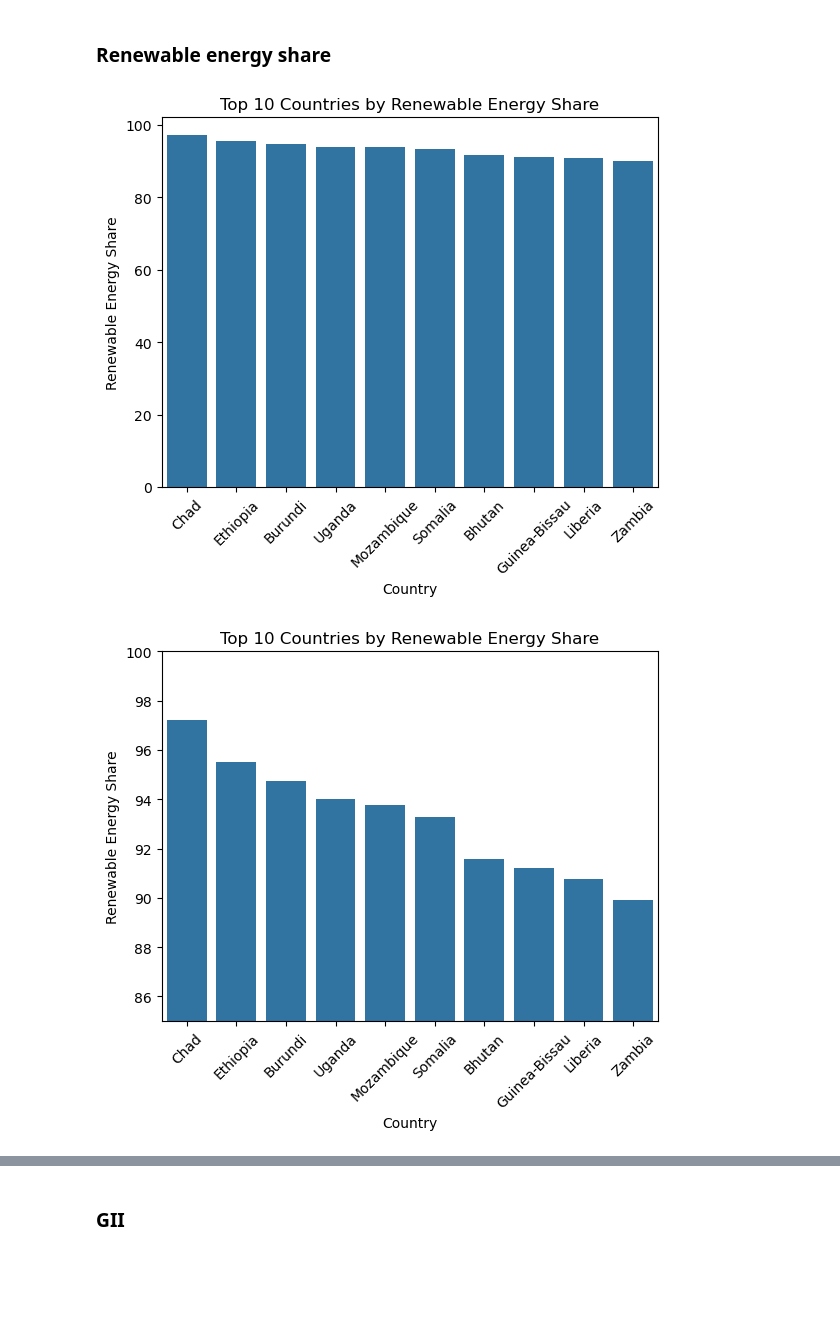
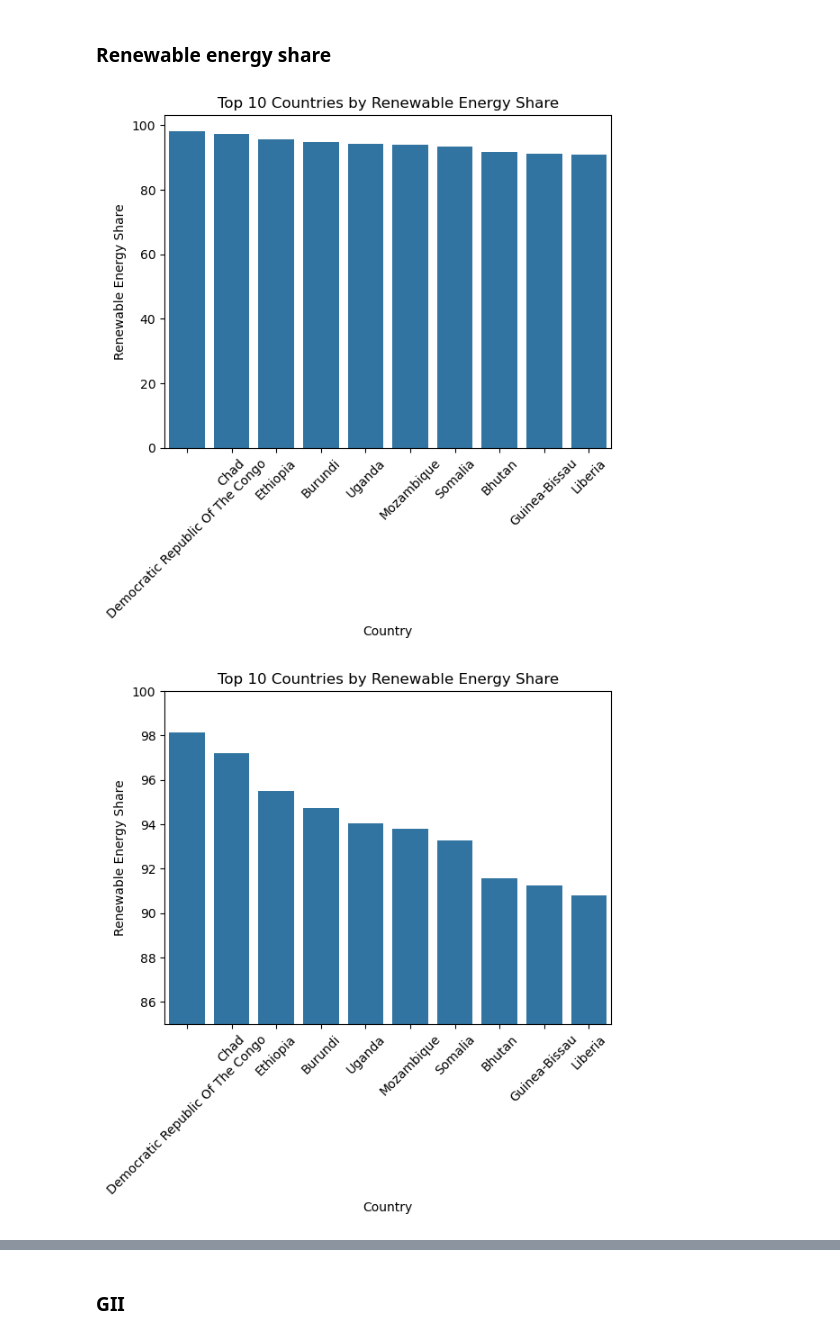
Before and after one commit to lukavicius/Gender-Equality-and-Sustainability, a Jupyter notebook: Project.ipynb, the cells around one changed output, grey strips where cells are left out. Cells and saved outputs as stored; diff of their text form; code cells hidden in the pictures; blank space fills up the shorter version.

Commit message:
created country iso

```diff
--- a/Project.ipynb
+++ b/Project.ipynb
@@ -432,13 +446,11 @@ Note: you may need to restart the kernel to use updated packages.
 # %% [markdown]
 Will make a continent variable in case that is interesting to us.
 # %%
-import pycountry_convert
-
-def get_continent(country_name):
+def get_continent(country_iso_name):
     try:
-        country = pycountry.countries.get(name=country_name)
+        country = pycountry.countries.get(name=country_iso_name)
         if country is None:
-            country = pycountry.countries.search_fuzzy(country_name)[0]
+            country = pycountry.countries.search_fuzzy(country_iso_name)[0]
         country_code = country.alpha_2
         continent_code = pycountry_convert.country_alpha2_to_continent_code(country_code)
         continent_name = pycountry_convert.convert_continent_code_to_continent_name(continent_code)
@@ -446,7 +458,7 @@ def get_continent(country_name):
     except Exception:
         return 'Unknown'
 
-merged['continent'] = merged['country'].apply(get_continent)
+merged['continent'] = merged['country_iso'].apply(get_continent)
 
-print(merged[['country', 'continent']].head())
+print(merged[['country_iso', 'continent']].head())
 # %% [output]
@@ -464,8 +481,7 @@ print(unknown_continent_countries)
+# %%
+merged.loc[merged['country_iso'] == 'Democratic Republic Of The Congo', 'continent'] = 'Africa'
 # %% [markdown]
 Will not use these.
-# %%
-exclude_countries = ['Sint Maarten (Dutch part)', 'Timor-Leste', 'Western Sahara']
-merged = merged[~merged['country'].isin(exclude_countries)]
 # %% [markdown]
 # Data visualization exploration
 # %%
@@ -474,17 +490,17 @@ import seaborn as sns
 # %% [markdown]
 ### Renewable energy share
 # %%
-top_countries = merged.groupby('country')['Renewable_Energy_Share'].mean().sort_values(ascending=False).head(10)
+top_countries = merged.groupby('country_iso')['Renewable_Energy_Share'].mean().sort_values(ascending=False).head(10)
 sns.barplot(x=top_countries.index, y=top_countries.values)
 plt.xticks(rotation=45)
 plt.title('Top 10 Countries by Renewable Energy Share')
 plt.ylabel('Renewable Energy Share')
 plt.xlabel('Country')
 plt.show()
 # %% [output]
-[figure, old version]
+[figure, new version]
 # %%
-top_countries = merged.groupby('country')['Renewable_Energy_Share'].mean().sort_values(ascending=False).head(10)
+top_countries = merged.groupby('country_iso')['Renewable_Energy_Share'].mean().sort_values(ascending=False).head(10)
 sns.barplot(x=top_countries.index, y=top_countries.values)
 plt.xticks(rotation=45)
 plt.title('Top 10 Countries by Renewable Energy Share')
@@ -493,7 +509,7 @@ plt.ylim(85, 100)
 plt.xlabel('Country')
 plt.show()
 # %% [output]
-[figure, old version]
+[figure, new version]
 # %%
 bottom_countries = (
     merged[merged['Renewable_Energy_Share'] > 0]
```
Also changed, not shown: parts of 20 cells of this notebook.
